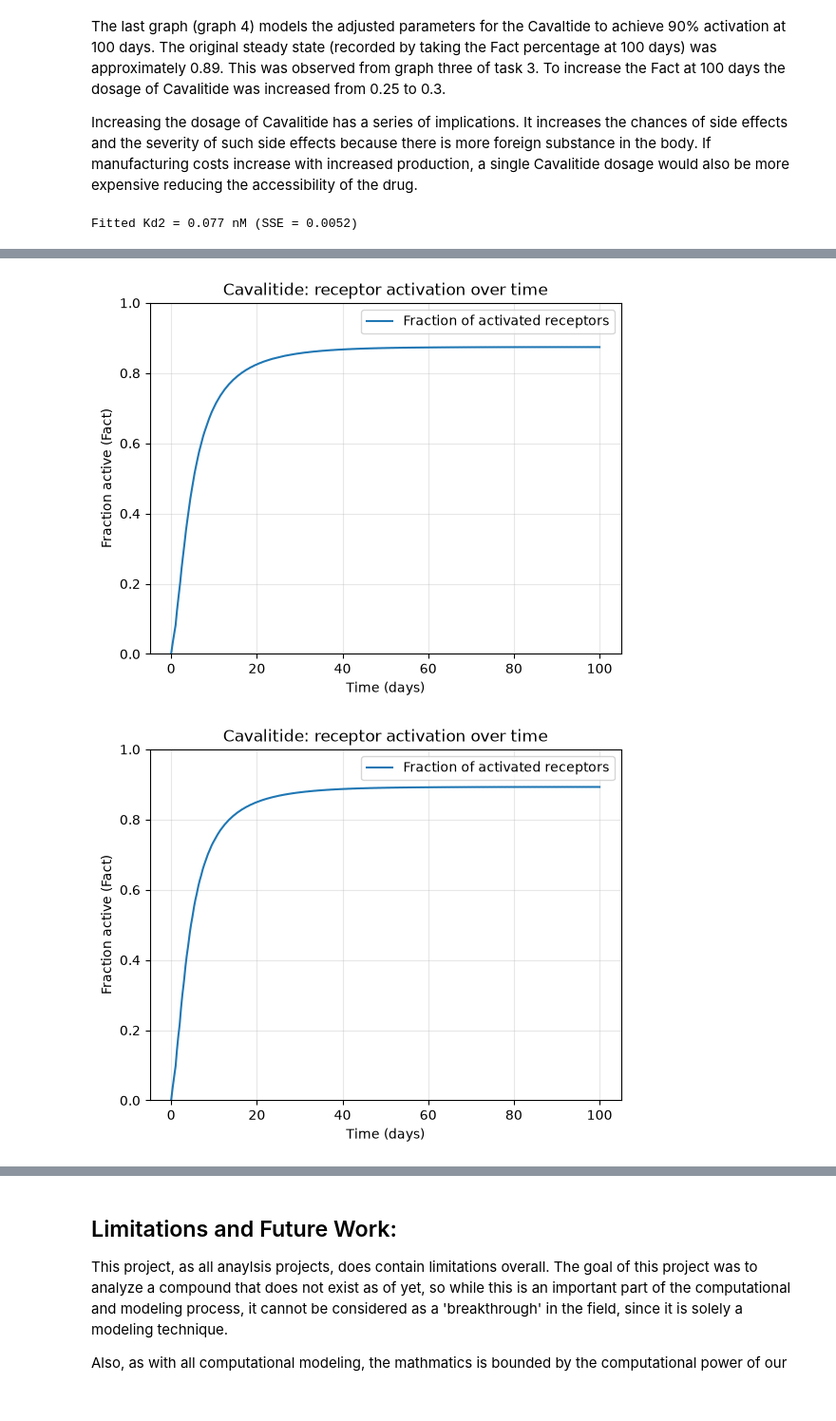
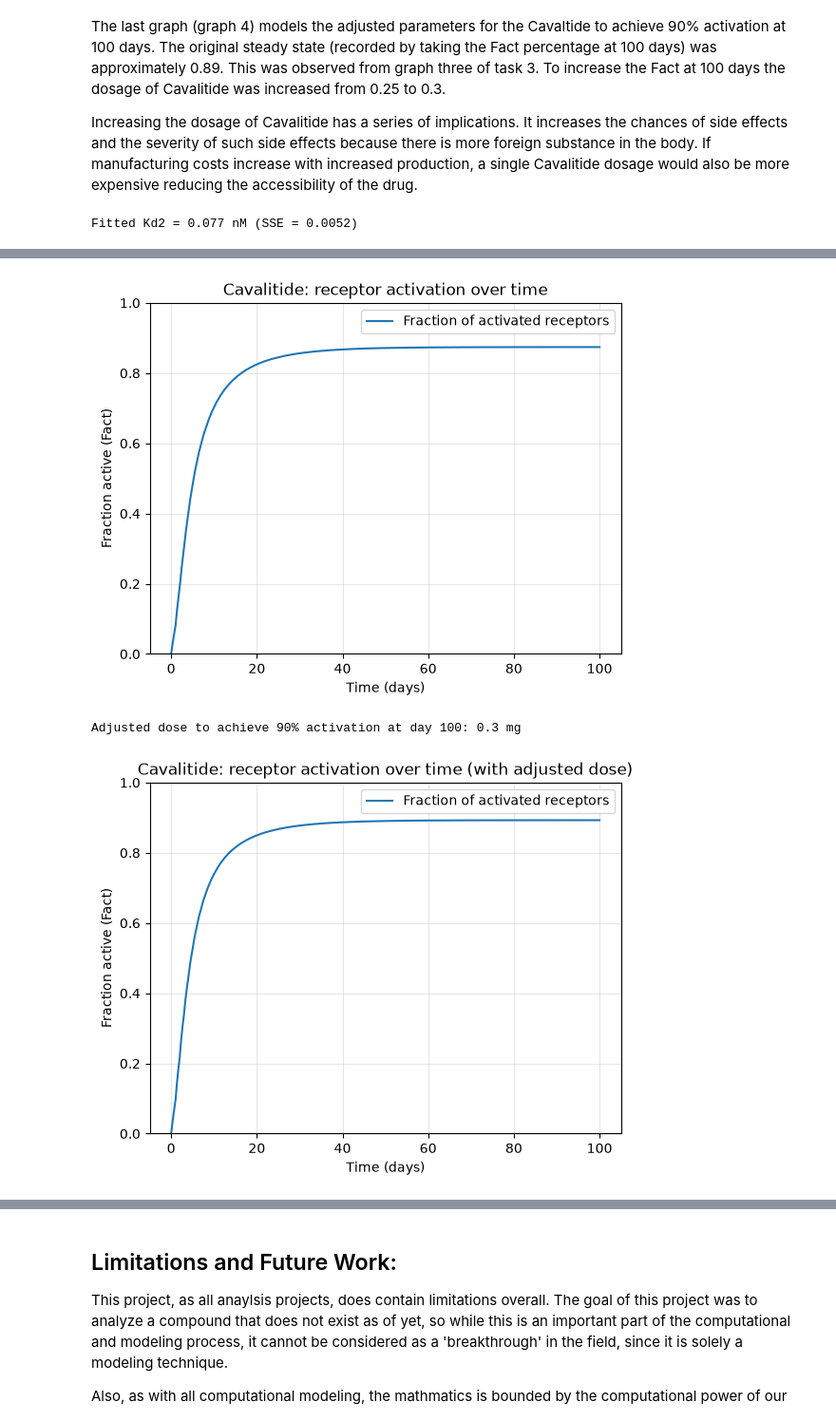
Before and after one commit to LayR451/Module_3, a Jupyter notebook: Module3_Project_Template.ipynb, the cells around one changed output, grey strips where cells are left out. Shown at 95% size. Cells and saved outputs as stored; diff of their text form; code cells hidden in the pictures.

```diff
--- a/Module3_Project_Template.ipynb
+++ b/Module3_Project_Template.ipynb
@@ -526,34 +524,35 @@ def simulateA(DA, n_doses, interval, dt):
         y_seg = sol.y
 
         t_out.append(t_seg)
         Asc_out.append(y_seg[0])
         Cc_out.append(y_seg[1])
         y = y_seg[:, -1].copy() # carry state into next interval
 
     t2 = np.concatenate(t_out)
     Asc_out2 = np.concatenate(Asc_out)
     Cc_out2 = np.concatenate(Cc_out)
     Cc_nMM2 = Cc_out2 * 1e-3 / MW * 1e9
     L = Ffree*Cc_nMM2 # free semaglutide in blood [nM]
     Fact_out2 = FactC(L, Kd2_fit) # fraction of activated receptors
     return t2, Asc_out2, Cc_nMM2, Fact_out2
 
 t2, Asc2, Cc2, Fact_out2 = simulate(DA, n_doses, interval, dt)
-
+print(f"Adjusted dose to achieve 90% activation at day 100: {DA} mg")
 #show new graph with adjusted dosage to achieve 90% activation at day 100.
 plt.figure()
 plt.plot(t2 / 24, Fact_out2, label="Fraction of activated receptors")
 plt.xlabel("Time (days)")
 plt.ylabel("Fraction active (Fact)")
-plt.title(f"{drug}: receptor activation over time")
+plt.title(f"{drug}: receptor activation over time (with adjusted dose)")
 plt.ylim(0, 1)
 plt.legend()
 plt.grid(alpha=0.3)
 plt.show()
 # %% [output]
 Fitted Kd2 = 0.077 nM (SSE = 0.0052)
 [figure]
 [figure]
 [figure]
+Adjusted dose to achieve 90% activation at day 100: 0.3 mg
-[figure, old version]
+[figure, new version]
 # %% [markdown]
```
Also changed, not shown: parts of 6 cells of this notebook.
